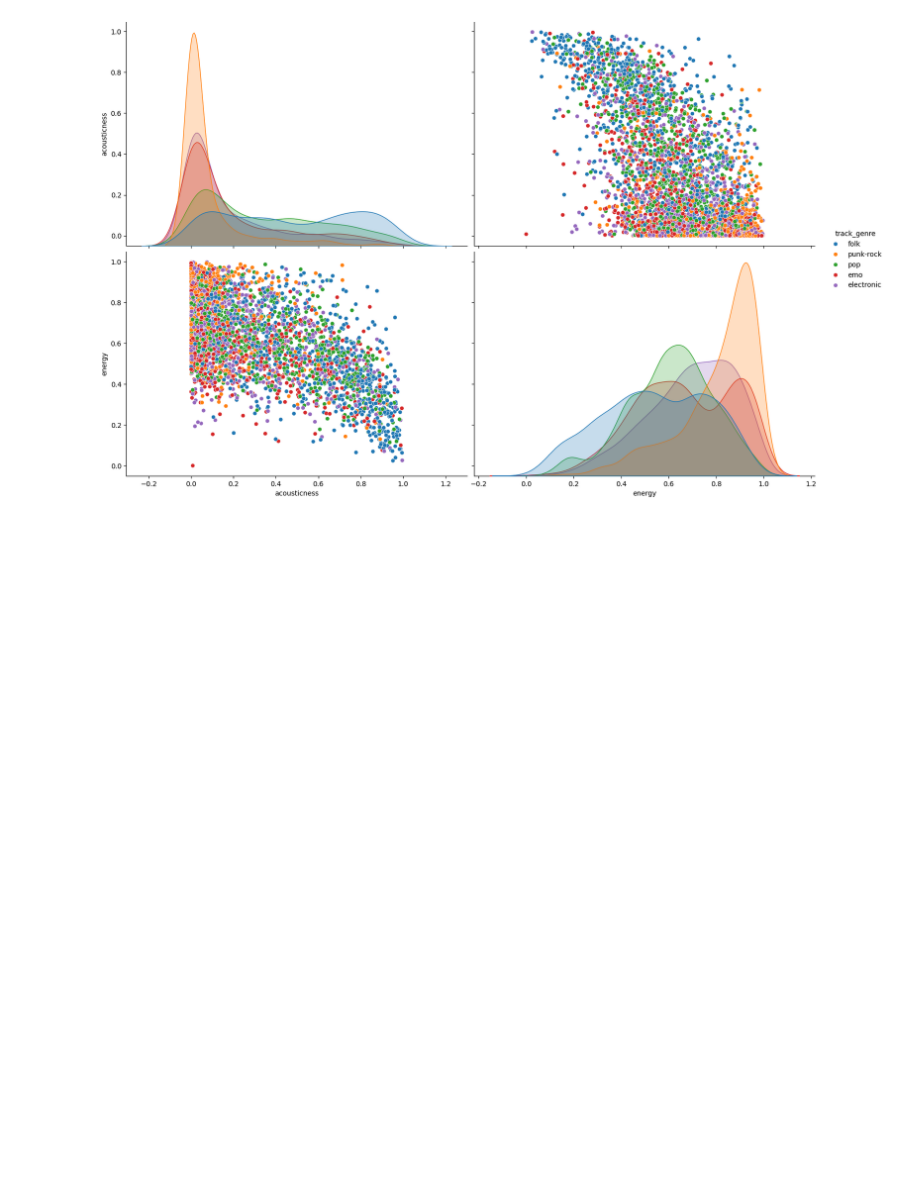
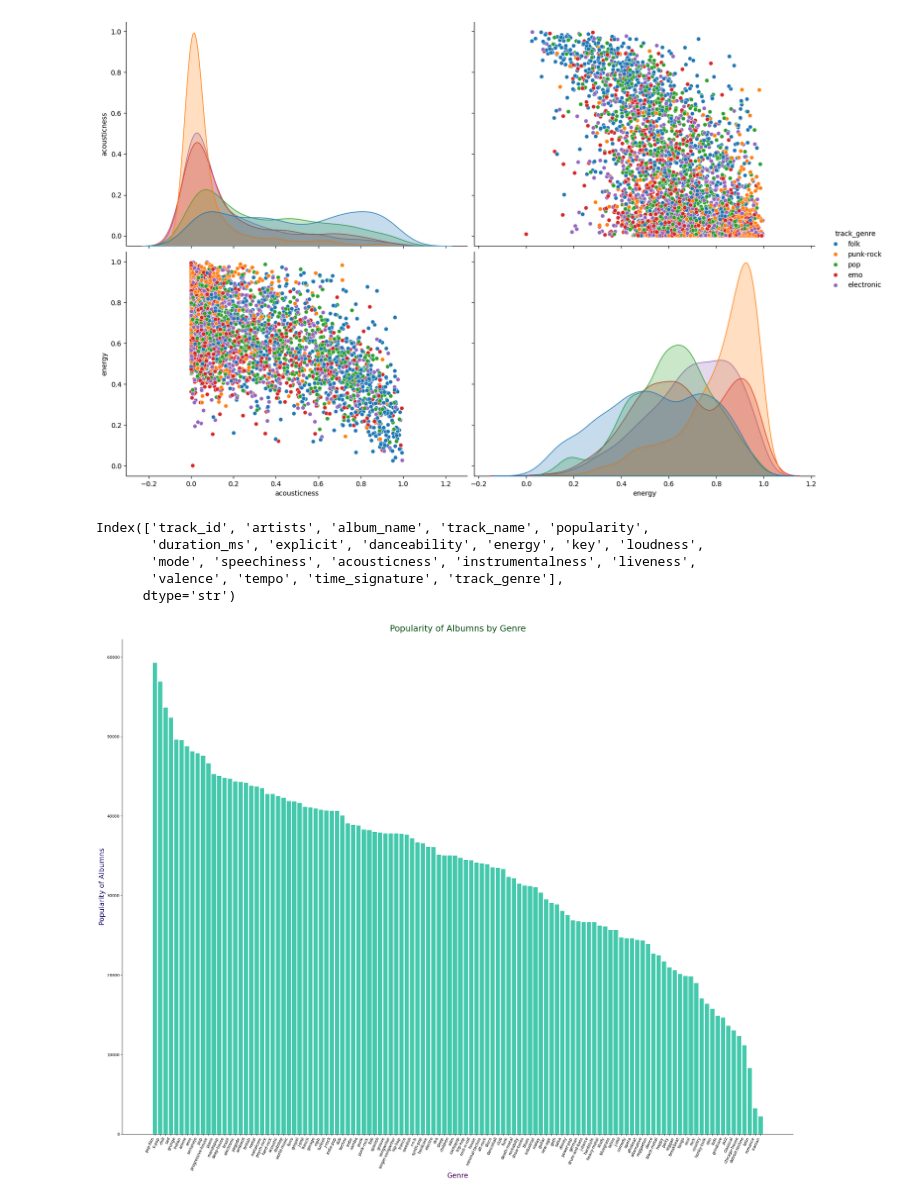
Before and after one commit to JessicaLindsey5514/spotify_eda_jessicalindsey, a Jupyter notebook: notebooks/walkthrough.ipynb, the cells around one changed output. Drawn from its saved outputs; the diff is of its cells as text; code cells hidden in the pictures; blank space fills up the shorter version.

```diff
--- a/notebooks/walkthrough.ipynb
+++ b/notebooks/walkthrough.ipynb
@@ -202,3 +202,37 @@ sns.pairplot(df_sample[['acousticness', 'energy', 'track_genre']], height=5, asp
 # %% [output]
 <seaborn.axisgrid.PairGrid at 0x...>
 [figure]
+# %%
+df.columns
+# %% [output]
+Index(['track_id', 'artists', 'album_name', 'track_name', 'popularity',
+       'duration_ms', 'explicit', 'danceability', 'energy', 'key', 'loudness',
+       'mode', 'speechiness', 'acousticness', 'instrumentalness', 'liveness',
+       'valence', 'tempo', 'time_signature', 'track_genre'],
+      dtype='str')
+# %%
+plt.figure(figsize=(25,20))
+
+
+pop_genre = df.groupby("track_genre")["popularity"].sum().sort_values(ascending=False)
+
+
+plt.bar(pop_genre.index, pop_genre.values, color= "#44C9AC")
+plt.xticks(rotation=65, ha="right")
+
+
+plt.xlabel("Genre", fontsize= 18, color= "#4E0963")
+plt.ylabel("Popularity of Albumns", fontsize= 18, color= "#140B64")
+plt.title("Popularity of Albumns by Genre", fontsize= 22, pad= 20,color= "#084E17" )
+
+
+
+ax = plt.gca()
+ax.spines["top"].set_visible(False)
+ax.spines["right"].set_visible(False)
+
+plt.tight_layout()
+plt.savefig('../plots/genre_popularity.png')
+plt.show()
+# %% [output]
+[figure, added]
```
Also changed, not shown: parts of 2 cells of this notebook.
